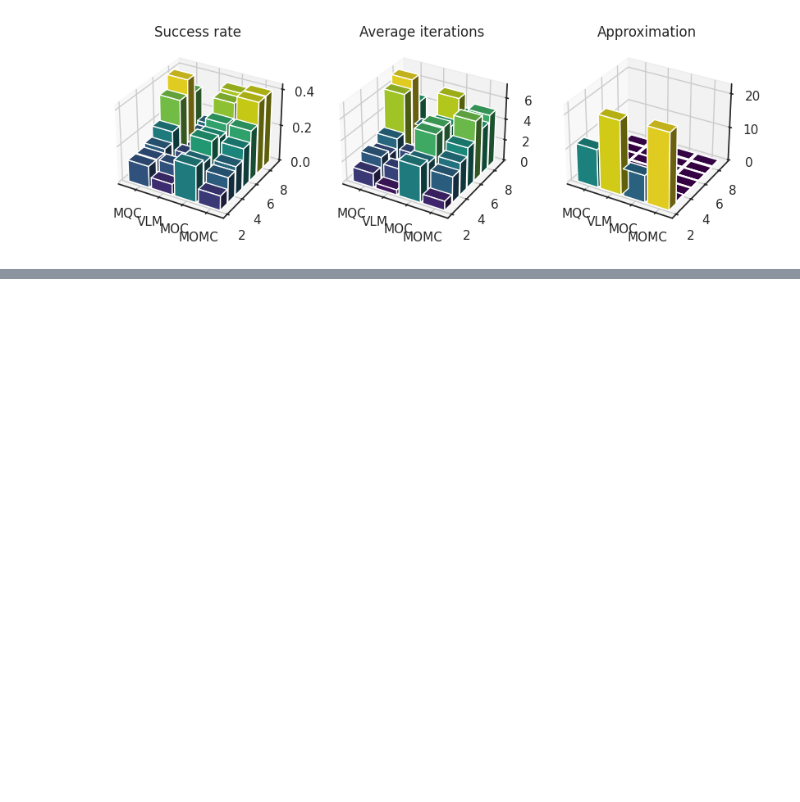
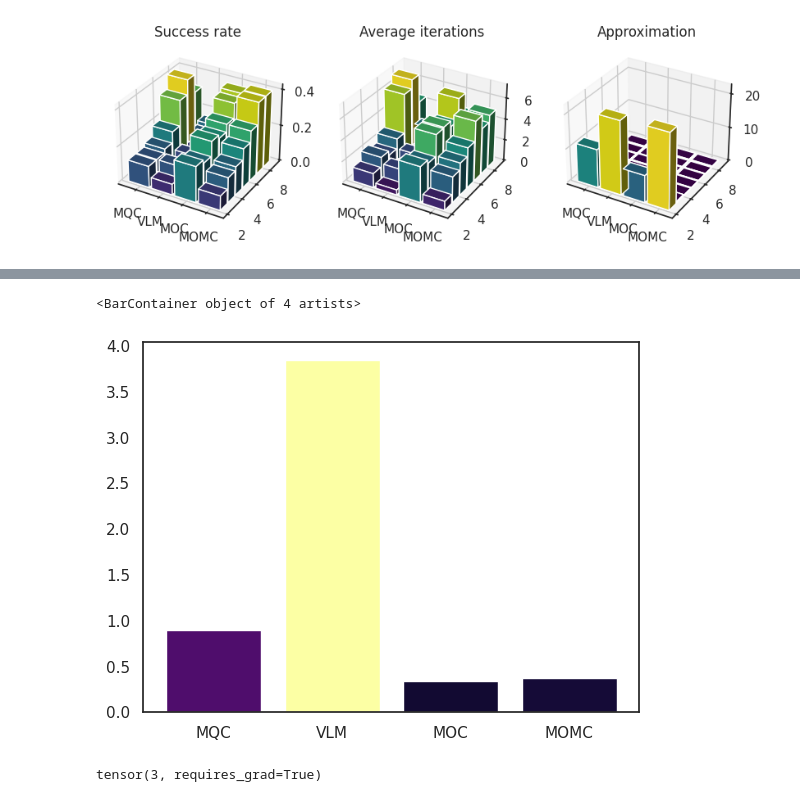
Before and after one commit to boz0nchik/QAOA, a Jupyter notebook: penalty_analyze.ipynb, the cells around one changed output, grey strips where cells are left out. Cells and saved outputs as stored; diff of their text form; code cells hidden in the pictures; blank space fills up the shorter version.

```diff
--- a/penalty_analyze.ipynb
+++ b/penalty_analyze.ipynb
@@ -264,0 +315,16 @@ ypos : [2 3 4 5 6 7 8 2 3 4 5 6 7 8 2 3 4 5 6 7 8 2 3 4 5 6 7 8]
+# %%
+
+
+# for penalty in Config['penalty_list']:
+
+
+height = np.array([np.mean(data[penalty]) for penalty in Config['penalty_list']])
+
+plt.bar(x = Config['penalty_list'], height = height, color = plt.cm.inferno(height/ height.max()))
+# %% [output]
+<BarContainer object of 4 artists>
+[figure, added]
+# %%
+prep.penalty_weight(np.array([[1,1], [0,1]]), 6, 'VLM')
+# %% [output]
+tensor(3, requires_grad=True)
```
Also changed, not shown: parts of 8 cells of this notebook, 2 other files.
